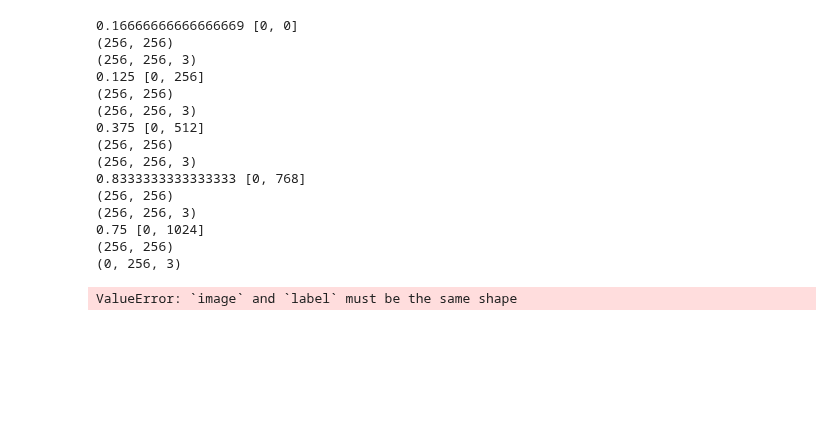
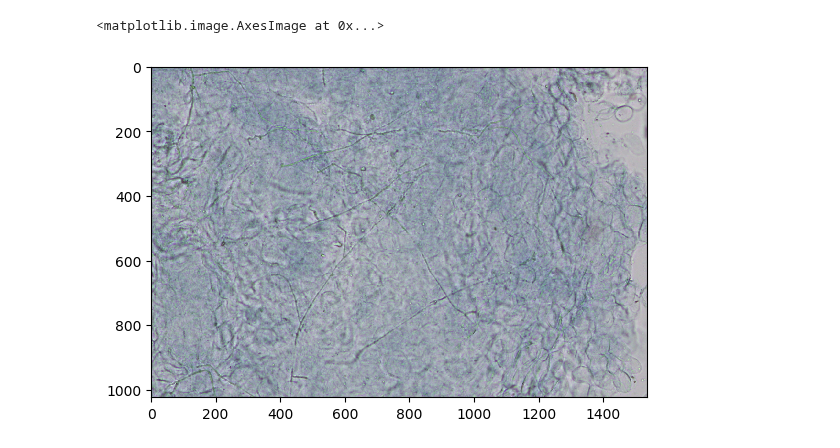
Before and after one commit to AshrithSagar/CLAM-Fungal, a Jupyter notebook: draw_heatmaps_3.ipynb, the cells around one changed output. Cells and saved outputs as stored; diff of their text form; code cells hidden in the pictures; blank space fills up the shorter version.

```diff
--- a/draw_heatmaps_3.ipynb
+++ b/draw_heatmaps_3.ipynb
@@ -63,10 +59,11 @@ orig_img = cv2.imread(os.path.join(data_dir, image_name+image_ext))
 # %%
-ref = attention_scores.copy()
-scores = []
-for score in attention_scores:
-    score = percentileofscore(ref, score)
-    scores.append(score/100)
-print(attention_scores)
-print(np.sum(ref))
+scores = attention_scores[0].copy()
+scores = [float(x) for x in scores]
+percentiles = []
+for score in scores:
+    percentile = percentileofscore(scores, score)
+    percentiles.append(percentile/100)
 print(scores)
+print()
+print(percentiles)
 # %% [output]
@@ -129,36 +73,24 @@ print(overlay)
+# %%
+heatmap_mask = Image.new("RGB", (1536, 1024), (255, 255, 255))
+heatmap_mask = cv2.cvtColor(np.array(heatmap_mask), cv2.COLOR_RGB2BGR)
 # %%
 for index, score in enumerate(scores):
-    coord = coords_list[index]
-    coord = [256*x for x in coord]
-    print(score, coord)
+    x = 256 * coords_list[0][0][index].item() # Top left corner
+    y = 256 * coords_list[0][1][index].item() # Top left corner
+#     print(score, x, y)
 
-    label = np.ones([256, 256])
-    label = label * score
+    label = np.ones([256, 256, 3])
+    label *= score
+#     print(label)
 
-    img_block = img[coord[1]:coord[1]+patch_size[1], coord[0]:coord[0]+patch_size[0]].copy()
+#     print(x, y, x+patch_size[0], y+patch_size[1])
+    heatmap_mask[x:x+patch_size[0], y:y+patch_size[1]] = label.copy()
 
-    print(label.shape)
-    print(img_block.shape)
+# print(orig_img.shape)
+# print(heatmap_mask.shape)
 
-    img_1 = label2rgb(label, img_block)
-
-    # rewrite image block
-    img[coord[1]:coord[1]+patch_size[1], coord[0]:coord[0]+patch_size[0]] = img_1.copy()
-plt.imshow(img)
+img_patch_heatmap = cv.addWeighted(np.array(orig_img), alpha, np.array(heatmap_mask), beta, gamma)
+plt.imshow(img_patch_heatmap)
 # %% [output]
-0.16666666666666669 [0, 0]
-(256, 256)
-(256, 256, 3)
-0.125 [0, 256]
-(256, 256)
-(256, 256, 3)
-0.375 [0, 512]
-(256, 256)
-(256, 256, 3)
-0.8333333333333333 [0, 768]
-(256, 256)
-(256, 256, 3)
-0.75 [0, 1024]
-(256, 256)
-(0, 256, 3)
+<matplotlib.image.AxesImage at 0x...>
-ValueError: `image` and `label` must be the same shape
+[figure, added]
```
Also changed, not shown: parts of 9 cells of this notebook.
